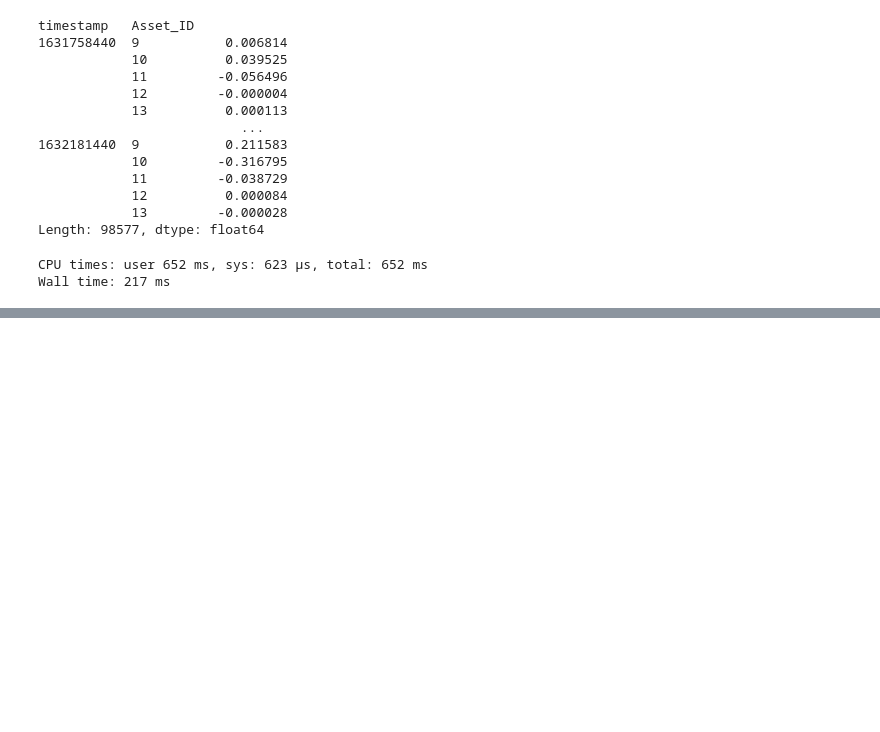
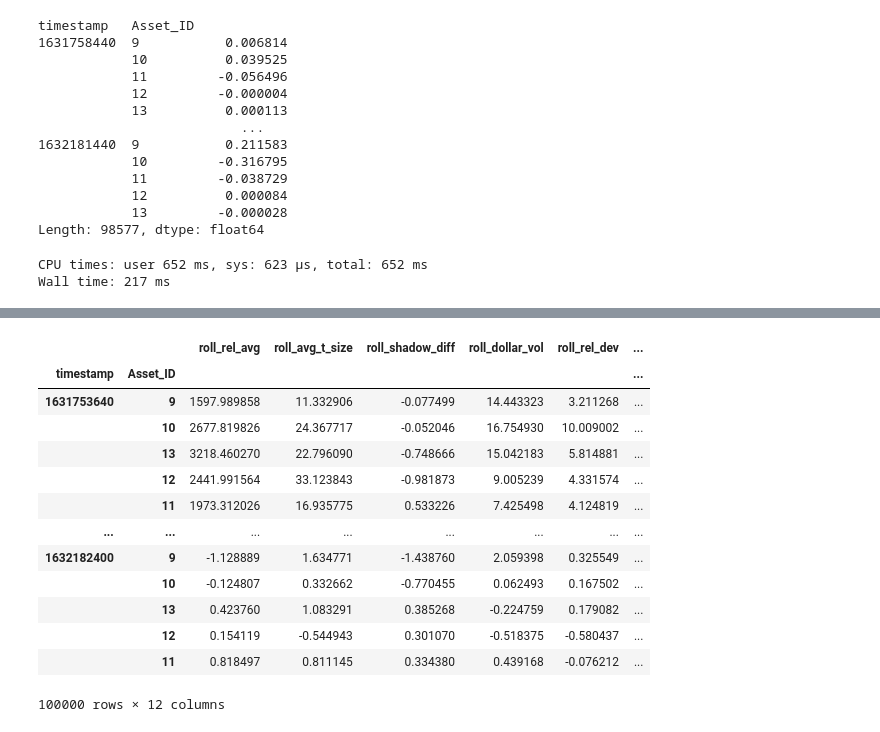
Before and after one commit to nikulpatel462/crypto_forecasting, a Jupyter notebook: notebooks/final_fitting_minimal.ipynb, the cells around one changed output, grey strips where cells are left out. Saved outputs shown, nothing was run; the diff lists cells and outputs as text; code cells hidden in the pictures; blank space fills up the shorter version.

```diff
--- a/notebooks/final_fitting_minimal.ipynb
+++ b/notebooks/final_fitting_minimal.ipynb
@@ -454,0 +457,6 @@ env.predict(sample_prediction_df)
+# %%
+train_data.drop(
+    columns=["Count", "Open", "High", "Low", "Volume", "VWAP"], inplace=True
+)  # drop unused columns
+# %%
+train_data.set_index(["timestamp", "Asset_ID"], inplace=True)
@@ -454,0 +608,17 @@ env.predict(sample_prediction_df)
+# %%
+feats#.dropna()
+# %% [output]
+|  |  | roll_rel_avg | roll_avg_t_size | roll_shadow_diff | roll_dollar_vol | roll_rel_dev | ... |
+| timestamp | Asset_ID |  |  |  |  |  | ... |
+| 1631753640 | 9 | 1597.989858 | 11.332906 | -0.077499 | 14.443323 | 3.211268 | ... |
+|  | 10 | 2677.819826 | 24.367717 | -0.052046 | 16.754930 | 10.009002 | ... |
+|  | 13 | 3218.460270 | 22.796090 | -0.748666 | 15.042183 | 5.814881 | ... |
+|  | 12 | 2441.991564 | 33.123843 | -0.981873 | 9.005239 | 4.331574 | ... |
+|  | 11 | 1973.312026 | 16.935775 | 0.533226 | 7.425498 | 4.124819 | ... |
+| ... | ... | ... | ... | ... | ... | ... | ... |
+| 1632182400 | 9 | -1.128889 | 1.634771 | -1.438760 | 2.059398 | 0.325549 | ... |
+|  | 10 | -0.124807 | 0.332662 | -0.770455 | 0.062493 | 0.167502 | ... |
+|  | 13 | 0.423760 | 1.083291 | 0.385268 | -0.224759 | 0.179082 | ... |
+|  | 12 | 0.154119 | -0.544943 | 0.301070 | -0.518375 | -0.580437 | ... |
+|  | 11 | 0.818497 | 0.811145 | 0.334380 | 0.439168 | -0.076212 | ... |
+100000 rows × 12 columns
```
Also changed, not shown: parts of 10 cells of this notebook.
